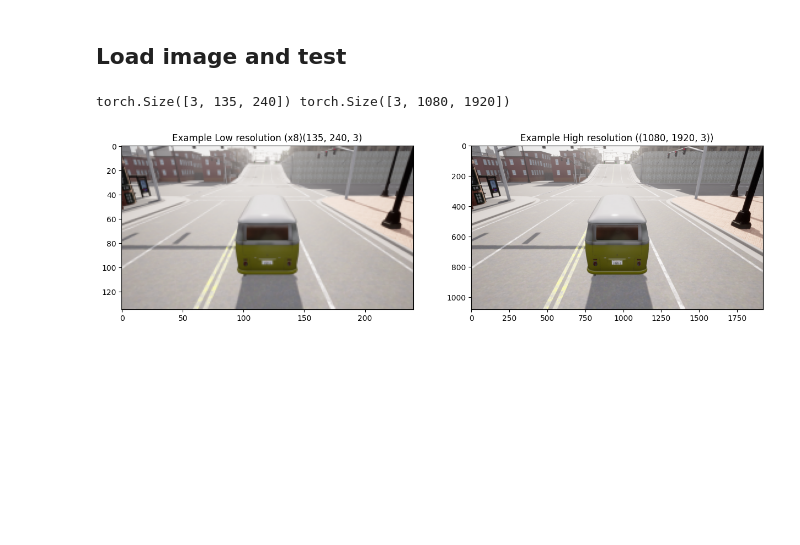
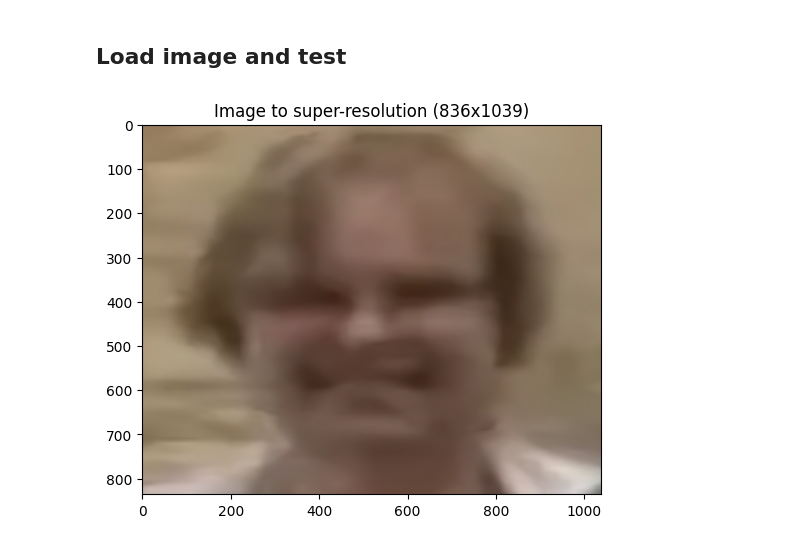
Before and after one commit to MightyCode/Super-Resolution-Project, a Jupyter notebook: test_model_on_image.ipynb, the cells around one changed output. Cells and saved outputs as stored; diff of their text form; code cells hidden in the pictures; blank space fills up the shorter version.

```diff
--- a/test_model_on_image.ipynb
+++ b/test_model_on_image.ipynb
@@ -43,7 +43,7 @@ cpu
 # %%
 from src.models.InitModel import InitModel
 
-UPSCALE_FACTOR = 8
+UPSCALE_FACTOR = 2
 
 PATCH_SIZE = 256
 PATCH_RESIZE_SIZE = PATCH_SIZE // UPSCALE_FACTOR
@@ -52,21 +52,22 @@ LEARNING_RATE = 1e-4
 BATCH_SIZE = 256
 USE_PREDICTION_BY_PATCH = False
 
-IMAGE_DIM = "1920x1080"
+DO_DOWNSCALE_IMAGE_BY_FACTOR = False
+DO_PATCH_DISPLAY = False
 
-CHANNELS = ["b", "g", "r", "d", "s"]
+CHANNELS = ["b", "g", "r"]
 CHANNELS_POSITION = {"b": 0, "g": 1, "r": 2, "d": 3, "s": 4}
 CHANNELS_DOWN_RESOLUTION = {
     "b" : "area", "g" : "area", "r" : "area", "d" : "bicubic", "s" : "bicubic"
 }
 CHANNELS_INTERPOLATION_METHODS = [
-    "bicubic", "bicubic", "bicubic", "nearest", "nearest"
+    "bicubic", "bicubic", "bicubic"
 ]
 
 SEED = None
 
-IMAGE = "example.npy"
+IMAGE = "john.png"
 
-PATH = "results/weights-upscale-residual2-lpips-v.3.1"
+PATH = "results/weights-upscale-residual-lpips-v.2"
 NAME = PATH
 # %% [output]
@@ -114,19 +121,26 @@ hr_img_tensor = torchUtil.filter_data_to_img(hr_data_tensor, CHANNELS_POSITION,
 hr_img_np = torchUtil.tensor_to_numpy(hr_img_tensor)
 
 # divide image image by x
-resized_data_np = torchUtil.shrink_data(hr_data_np, (hr_img_size[0] // UPSCALE_FACTOR, hr_img_size[1] // UPSCALE_FACTOR),
-                                          CHANNELS, CHANNELS_POSITION,
-                                          channel_downresolution_methods=CHANNELS_DOWN_RESOLUTION)
+if DO_DOWNSCALE_IMAGE_BY_FACTOR:
+    resized_data_np = torchUtil.shrink_data(hr_data_np, (hr_img_size[0] // UPSCALE_FACTOR, hr_img_size[1] // UPSCALE_FACTOR),
+                                            CHANNELS, CHANNELS_POSITION,
+                                            channel_downresolution_methods=CHANNELS_DOWN_RESOLUTION)
+else:
+    # copy
+    resized_data_np = hr_data_np.copy()
+
 resized_data_tensor = image_transform(resized_data_np).to(device)
 resized_img_tensor = torchUtil.filter_data_to_img(resized_data_tensor, CHANNELS_POSITION, {"b", "g", "r"})
 
 resized_img_np = torchUtil.tensor_to_numpy(resized_img_tensor)
 resized_img_size = (resized_img_np.shape[0], resized_img_np.shape[1])
-
-print(resized_img_tensor.shape, hr_img_tensor.shape)
-
-PlotUtils.show_high_low_res_images([resized_img_tensor], [hr_img_tensor], upscale_factor_list=[UPSCALE_FACTOR], plot_title="Example")
-# %% [output]
-torch.Size([3, 135, 240]) torch.Size([3, 1080, 1920])
-[figure, removed]
+# %%
+if DO_DOWNSCALE_IMAGE_BY_FACTOR:
+    PlotUtils.show_high_low_res_images([resized_img_tensor], [hr_img_tensor], upscale_factor_list=[UPSCALE_FACTOR], plot_title="Example")
+else:
+    plt.imshow(torchUtil.numpy_to_image(resized_img_np))
+    plt.title(f"Image to super-resolution ({resized_img_size[0]}x{resized_img_size[1]})")
+    plt.show()
+# %% [output]
+[figure, added]
 # %%
```
Also changed, not shown: parts of 9 cells of this notebook, 3 other files.
